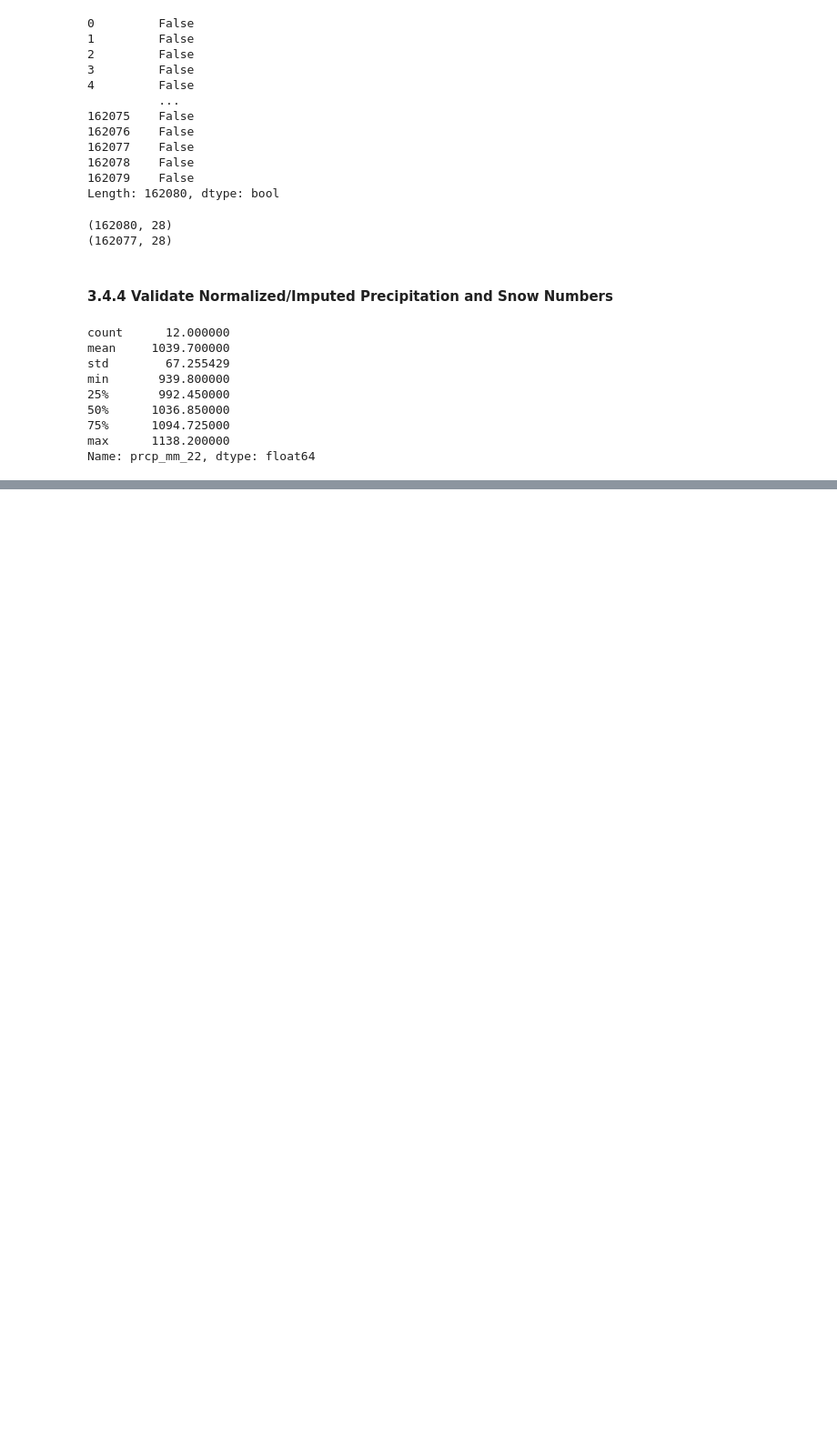
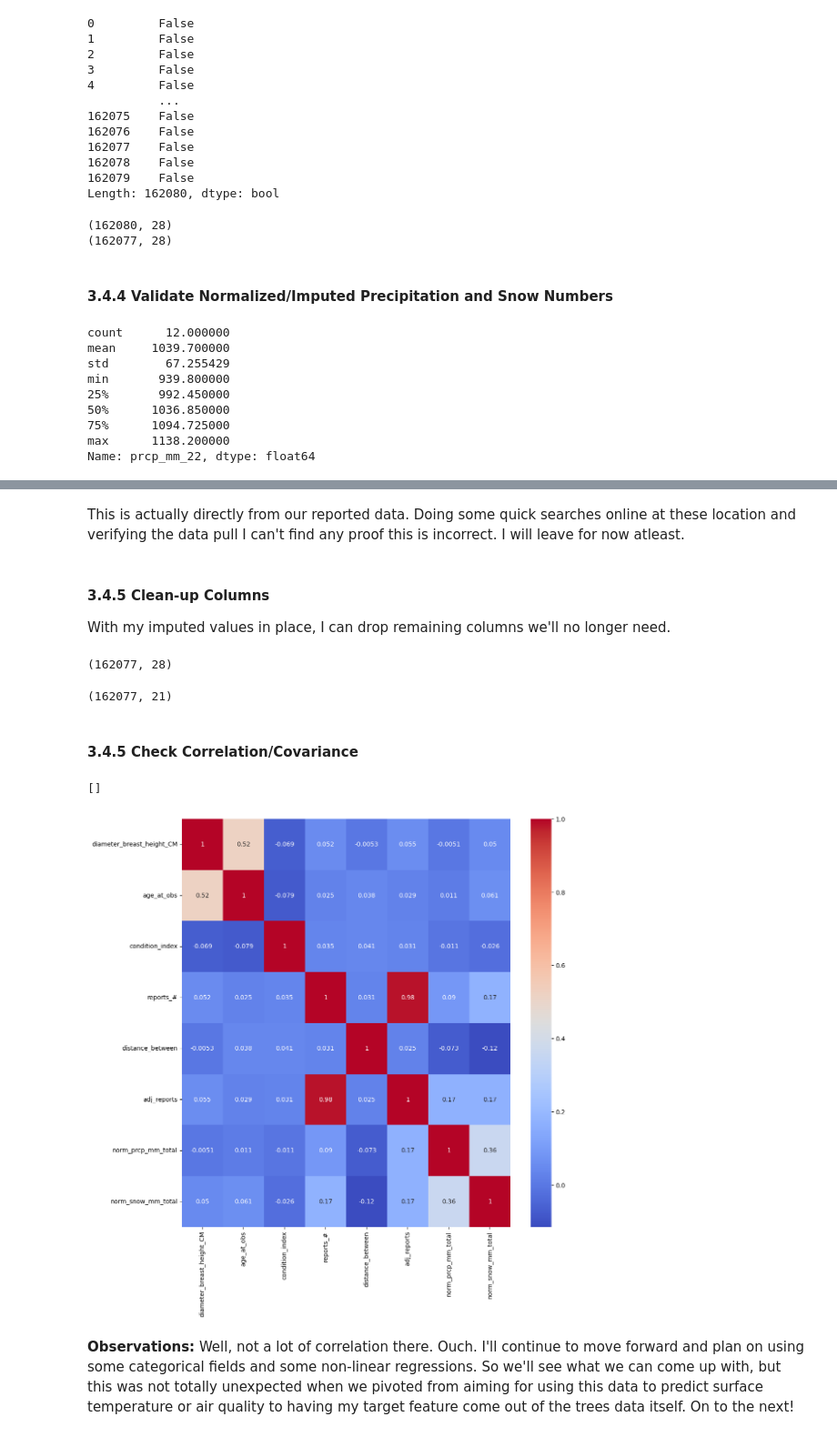
Before and after one commit to BrettlyCD/seattle-trees-project, a Jupyter notebook: notebooks/02_exploratory_data_analysis.ipynb, the cells around one changed output, grey strips where cells are left out. Shown at 91% size. Drawn from its saved outputs; the diff is of its cells as text; code cells hidden in the pictures; blank space fills up the shorter version.

```diff
--- a/notebooks/02_exploratory_data_analysis.ipynb
+++ b/notebooks/02_exploratory_data_analysis.ipynb
@@ -889,0 +1010,35 @@ manual_report_count = {'WA-KG-287': 309,
+# %% [markdown]
+This is actually directly from our reported data. Doing some quick searches online at these location and verifying the data pull I can't find any proof this is incorrect. I will leave for now atleast.
+# %% [markdown]
+#### 3.4.5 Clean-up Columns
+
+With my imputed values in place, I can drop remaining columns we'll no longer need.
+# %%
+trees_climate_updated.shape
+# %% [output]
+(162077, 28)
+# %%
+#drop all created specifically from our imputing process
+trees_climate_updated.drop(columns=['prcp_mm_22','daily_snow_mm','norm_prcp_daily_avg','norm_snow_daily_avg','nearest_complete','station_id_norm','norm_station_name'],inplace=True)
+
+trees_climate_updated.shape
+# %% [output]
+(162077, 21)
+# %% [markdown]
+#### 3.4.5 Check Correlation/Covariance
+# %%
+#create variable with values
+corrMatrix = trees_climate_updated.drop(columns=['lat_trees','long_trees','lat_prcp','long_prcp']).corr() #do not include lat & lon
+
+fig, ax = plt.subplots(figsize=(12,12))
+
+#plot with seaborn
+sns.heatmap(corrMatrix, annot=True, cmap='coolwarm')
+
+plt.plot()
+# %% [output]
+[]
+[figure, added]
+# %% [markdown]
+**Observations:**
+Well, not a lot of correlation there. Ouch. I'll continue to move forward and plan on using some categorical fields and some non-linear regressions. So we'll see what we can come up with, but this was not totally unexpected when we pivoted from aiming for using this data to predict surface temperature or air quality to having my target feature come out of the trees data itself. On to the next!
```
Also changed, not shown: parts of 17 cells of this notebook.
